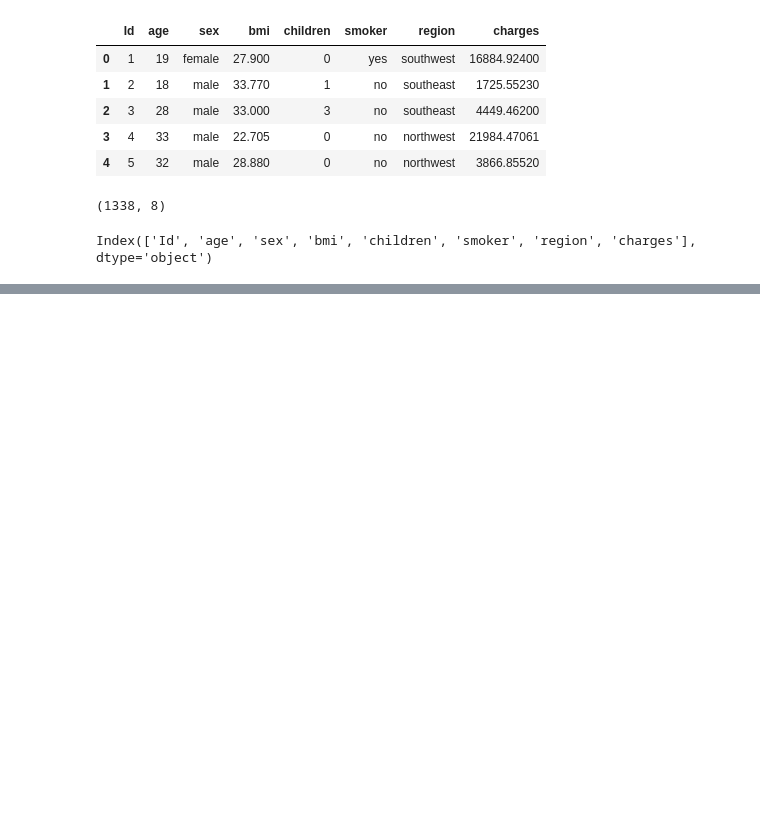
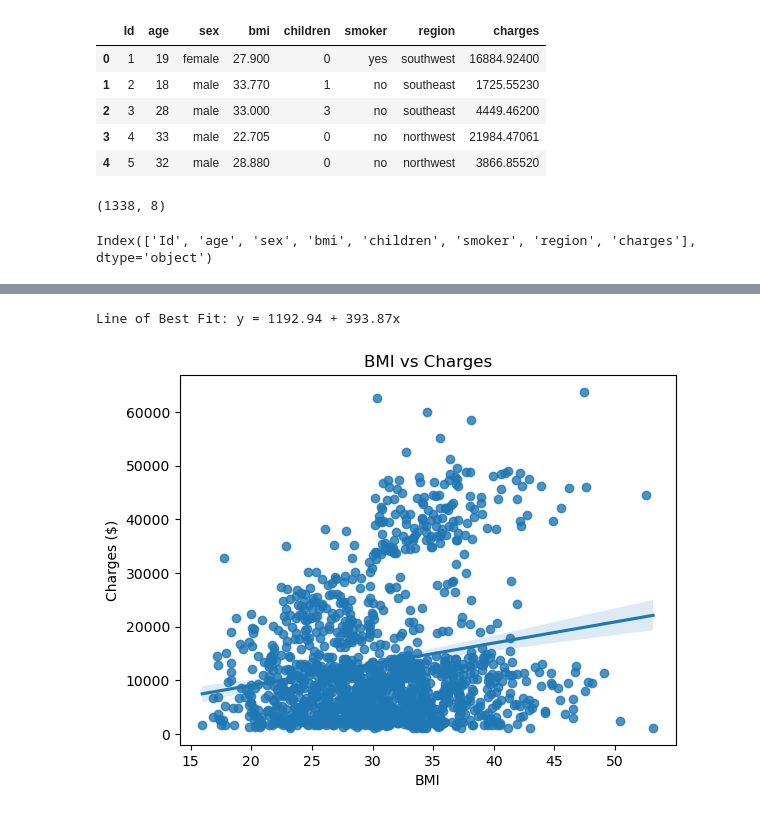
Before and after one commit to TanujaG2226/Summer-Project, a Jupyter notebook: initial-data-processing.ipynb, the cells around one changed output, grey strips where cells are left out. Cells and saved outputs as stored; diff of their text form; code cells hidden in the pictures; blank space fills up the shorter version.

```diff
--- a/initial-data-processing.ipynb
+++ b/initial-data-processing.ipynb
@@ -54,0 +82,12 @@ Things to explore: age and cost, sex and cost, age and sex, region and cost, smo
+# %%
+#Regression plot using BMI and Charges
+sns.regplot(x=data['bmi'], y=data['charges'])
+coefficients = np.polyfit(data['bmi'], data['charges'], 1)
+slope, intercept = coefficients
+plt.title("BMI vs Charges")
+plt.xlabel("BMI")
+plt.ylabel("Charges ($)")
+print(f'Line of Best Fit: y = {intercept:.2f} + {slope:.2f}x')
+# %% [output]
+Line of Best Fit: y = 1192.94 + 393.87x
+[figure, added]
```
Also changed, not shown: parts of 8 cells of this notebook.
